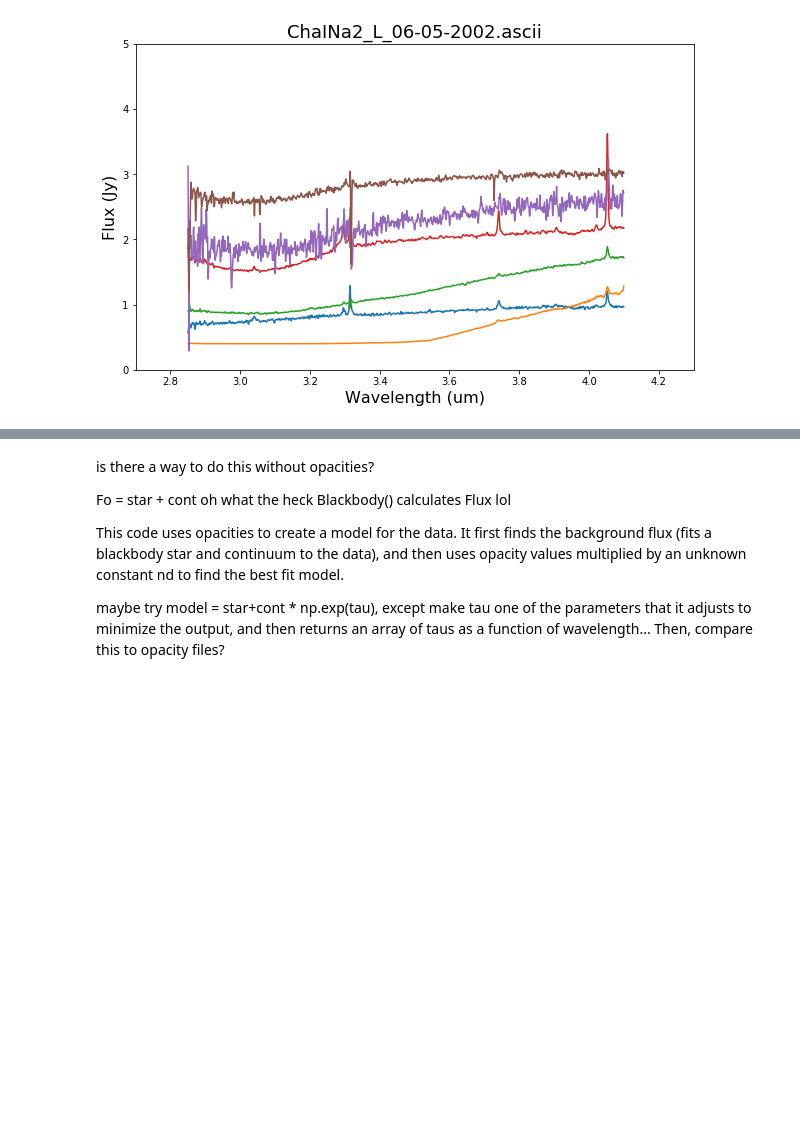
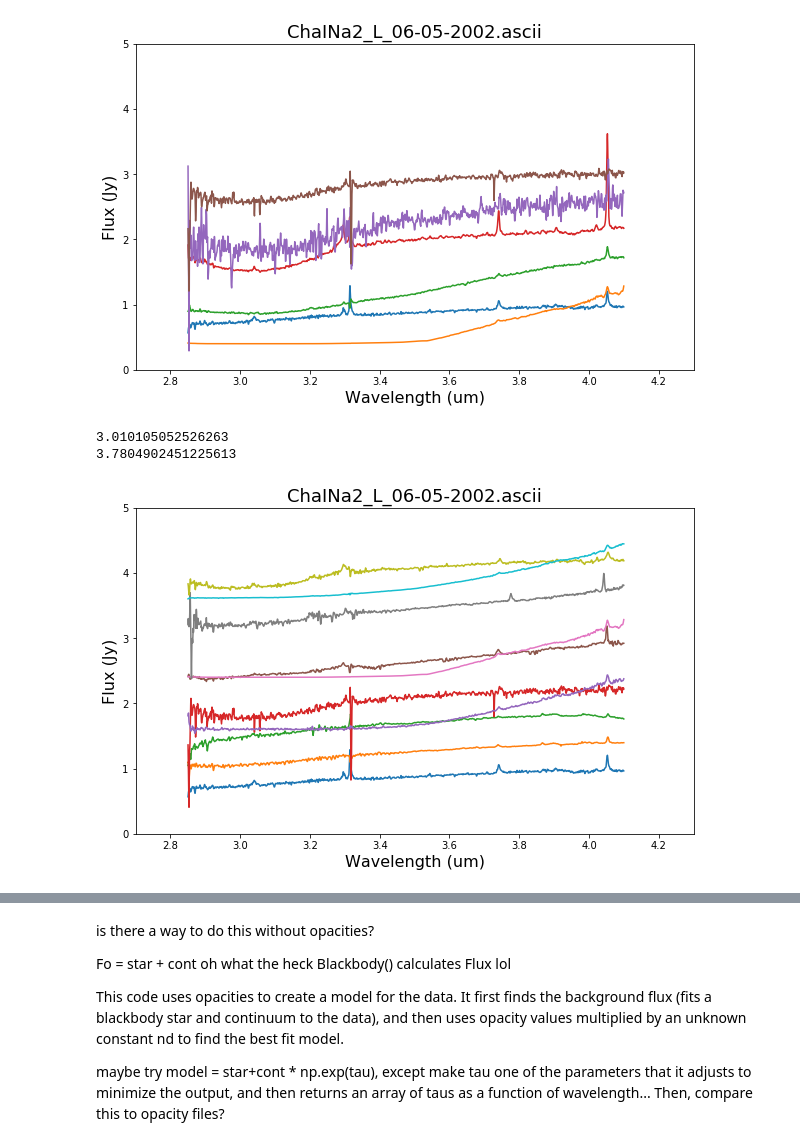
Before and after one commit to claraross1/ross_thesis, a Jupyter notebook: L_spectra/VLT-ISAAC work.ipynb, the cells around one changed output, grey strips where cells are left out. Saved outputs shown, nothing was run; the diff lists cells and outputs as text; code cells hidden in the pictures; blank space fills up the shorter version.

```diff
--- a/L_spectra/VLT-ISAAC workspace.ipynb
+++ b/L_spectra/VLT-ISAAC work.ipynb
@@ -664,4 +664,10 @@ def plot_cols(filenumbers):
     ax1.set_xlabel("Wavelength (um)",fontsize=16)
     ax1.set_ylabel("Flux (Jy)",fontsize=16)
     ax1.set_title(file,fontsize=18)
+# %%
+print(df_all.iloc[300,:]["Wavelength (um)"])
+print(df_all.iloc[1400,:]["Wavelength (um)"])
+# %% [output]
+3.010105052526263
+3.7804902451225613
 # %%
@@ -677,3 +683,7 @@ for i in range(len(file_names)):
 slopes = np.array(slopes)
 sort_ind = np.argsort(slopes) #returns sorted indices
 sorted_names = np.array(file_names)[sort_ind] #sort file_names
+# %%
+plot_cols(sort_ind[0:10])
+# %% [output]
+[figure, added]
```
Also changed, not shown: parts of 10 cells of this notebook, 1 other file.
